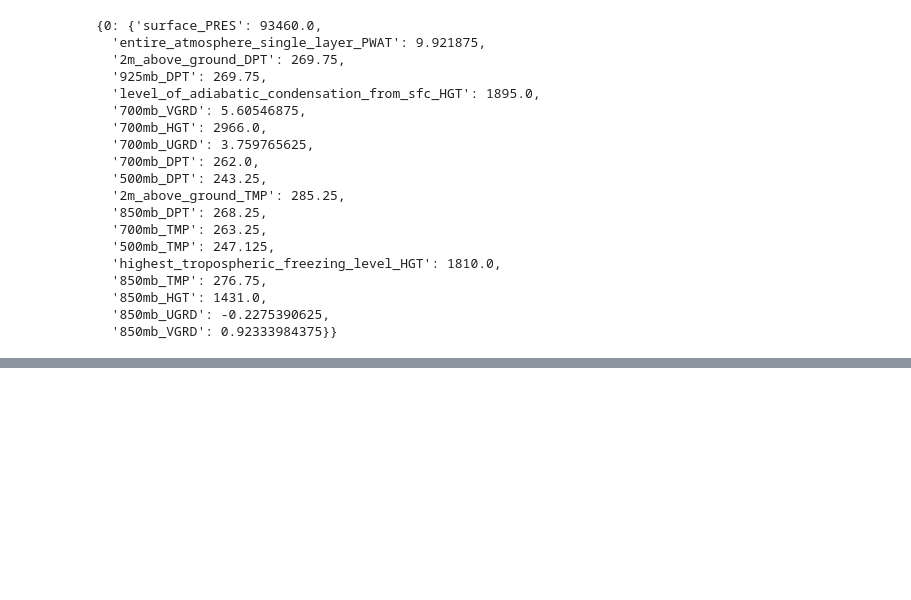
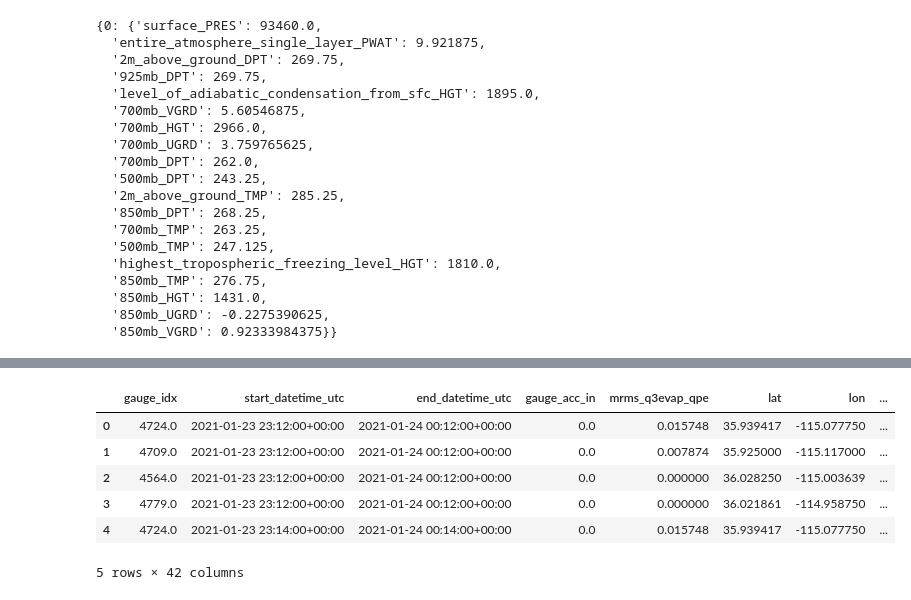
Before and after one commit to leharris3/piml-qpe, a Jupyter notebook: zarr.ipynb, the cells around one changed output, grey strips where cells are left out. Saved outputs shown, nothing was run; the diff lists cells and outputs as text; code cells hidden in the pictures; blank space fills up the shorter version.

```diff
--- a/zarr.ipynb
+++ b/zarr.ipynb
@@ -1521,0 +1542,6 @@ all_rows
+# %%
+from datasets import load_dataset
+
+# download the dataset; convert to a dataframe
+dataset = load_dataset("leharris3/ccrfcd-mrms-hrrr-env-2021-2025")
+df = dataset['train'].to_pandas()
@@ -1521,0 +1550,10 @@ all_rows
+# %%
+df.head()
+# %% [output]
+|  | gauge_idx | start_datetime_utc | end_datetime_utc | gauge_acc_in | mrms_q3evap_qpe | lat | lon | ... |
+| 0 | 4724.0 | 2021-01-23 23:12:00+00:00 | 2021-01-24 00:12:00+00:00 | 0.0 | 0.015748 | 35.939417 | -115.077750 | ... |
+| 1 | 4709.0 | 2021-01-23 23:12:00+00:00 | 2021-01-24 00:12:00+00:00 | 0.0 | 0.007874 | 35.925000 | -115.117000 | ... |
+| 2 | 4564.0 | 2021-01-23 23:12:00+00:00 | 2021-01-24 00:12:00+00:00 | 0.0 | 0.000000 | 36.028250 | -115.003639 | ... |
+| 3 | 4779.0 | 2021-01-23 23:12:00+00:00 | 2021-01-24 00:12:00+00:00 | 0.0 | 0.000000 | 36.021861 | -114.958750 | ... |
+| 4 | 4724.0 | 2021-01-23 23:14:00+00:00 | 2021-01-24 00:14:00+00:00 | 0.0 | 0.015748 | 35.939417 | -115.077750 | ... |
+5 rows × 42 columns
```
Also changed, not shown: parts of 2 cells of this notebook, 3 other files.
